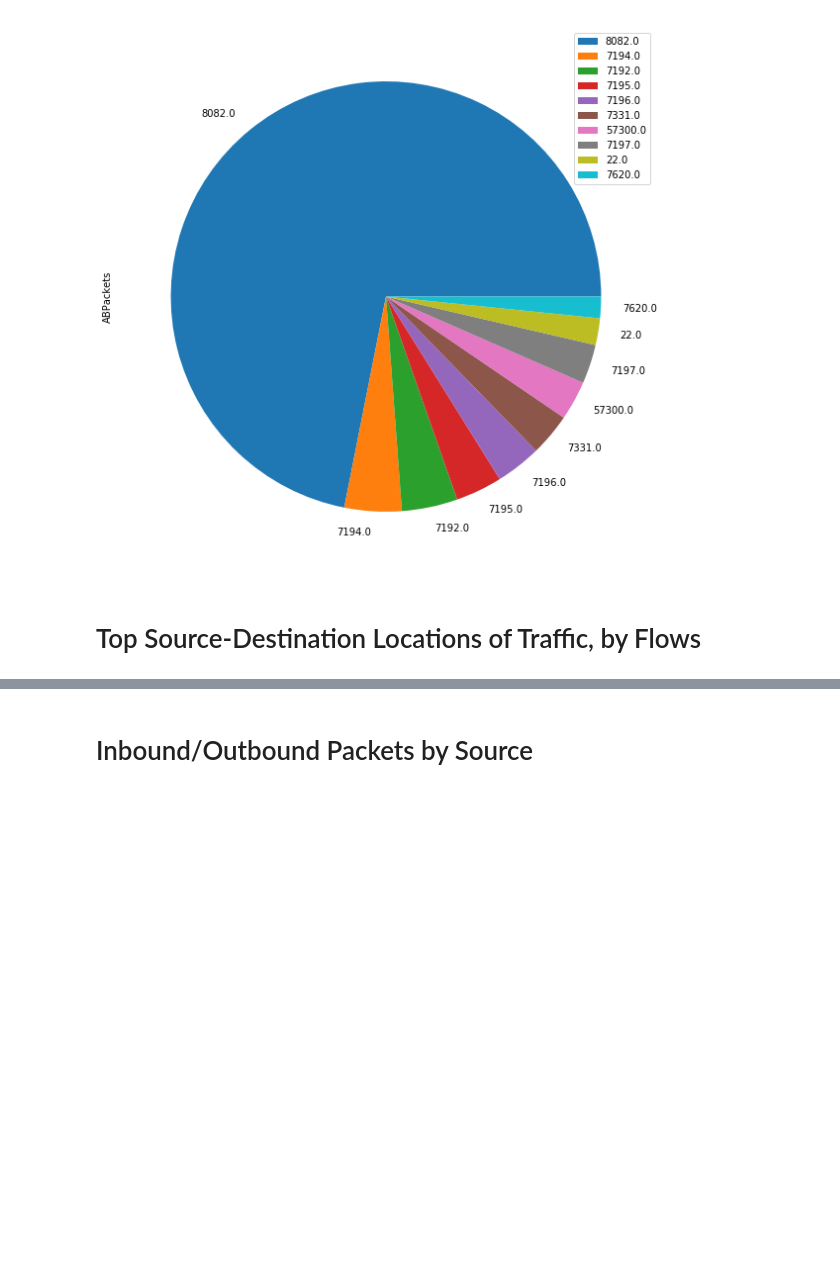
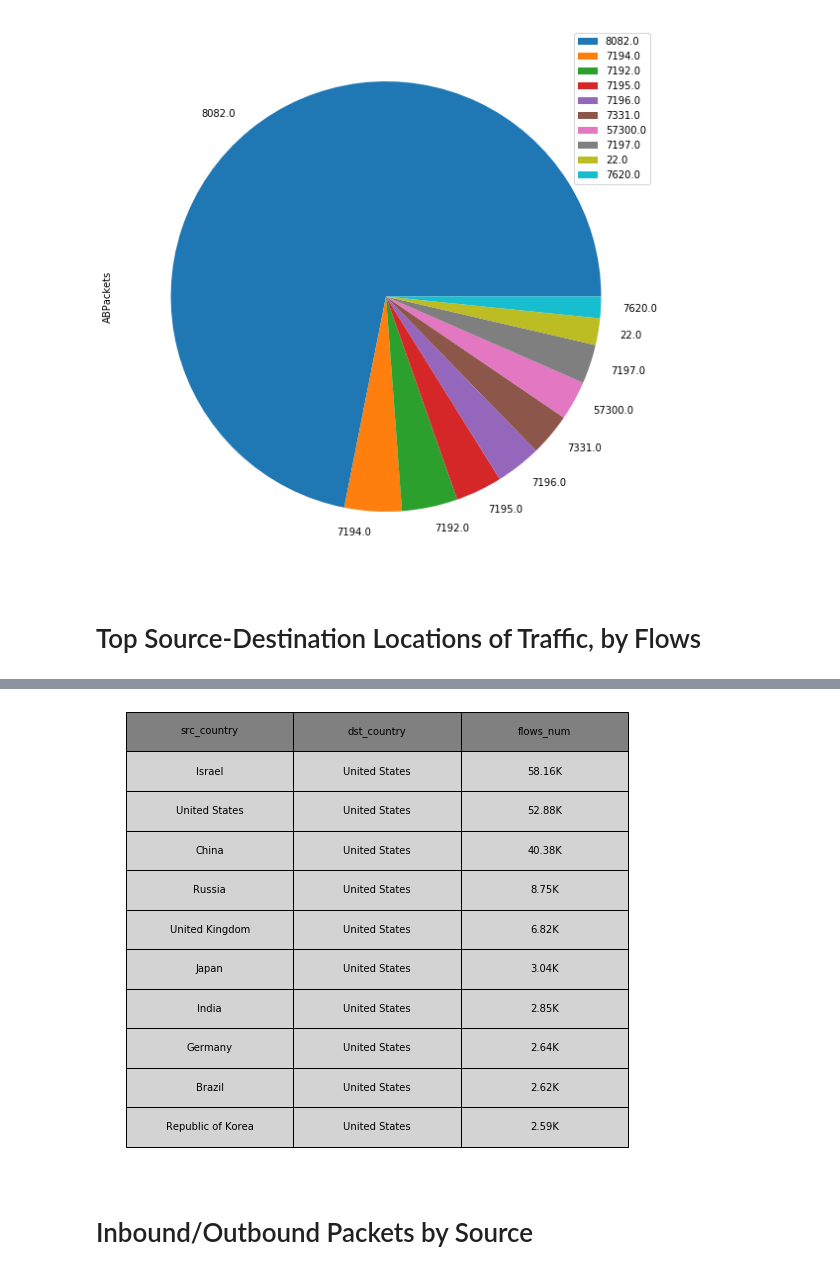
Before and after one commit to tomerlangeibm/Analytics, a Jupyter notebook: VPC Flow Logs Analytics.ipynb, the cells around one changed output, grey strips where cells are left out. Drawn from its saved outputs; the diff is of its cells as text; code cells hidden in the pictures; blank space fills up the shorter version.

```diff
--- a/VPC Flow Logs Analytics.ipynb
+++ b/VPC Flow Logs Analytics.ipynb
@@ -487,3 +497,12 @@ KeyboardInterrupt:
+# %%
+pairs_num = 10
+res_df = flowlogs_df.groupby(['src_country', 'dst_country']).size().to_frame('flows_num').nlargest(pairs_num, 'flows_num').reset_index()
+res_df["flows_num"] = res_df["flows_num"].apply(number_format)
+plt.table(cellText=res_df.values, colLabels=res_df.columns, cellLoc='center', bbox=[0,0,1.5,0.2*pairs_num], cellColours=[['lightgrey']*3]*pairs_num, colColours=['grey']*3)
+plt.axis('off')
+plt.show()
+# %% [output]
+[figure, added]
 # %% [markdown]
 # Inbound/Outbound Packets by Source
 # %%
```
Also changed, not shown: parts of 3 cells of this notebook.
